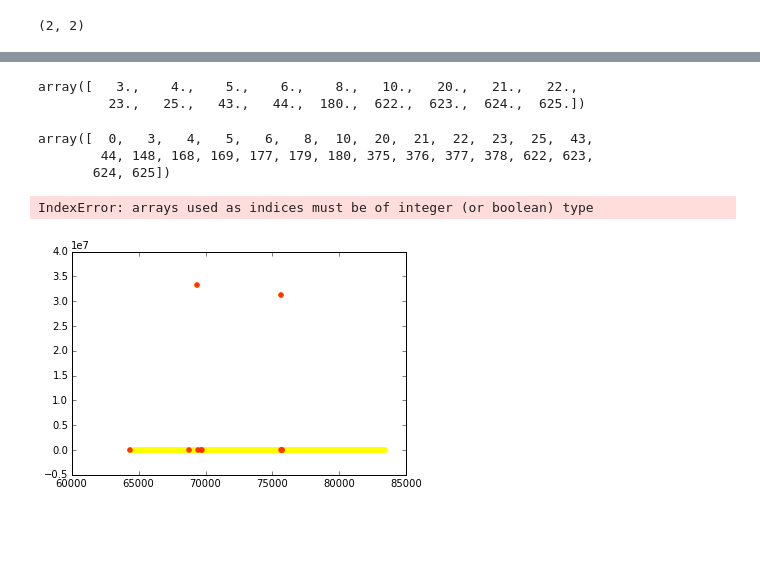
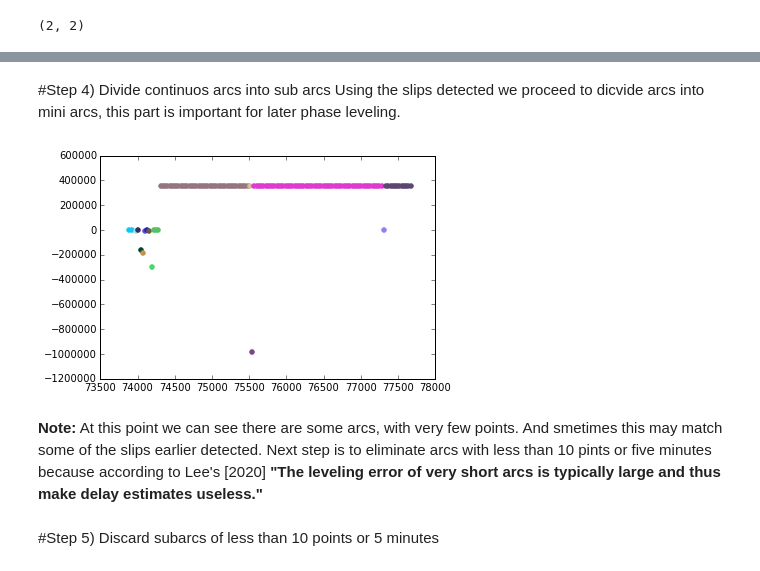
Before and after one commit to loveforeverLi/Trabajo_GNSS, a Jupyter notebook: Gradients_CONUS.ipynb, the cells around one changed output, grey strips where cells are left out. Saved outputs shown, nothing was run; the diff lists cells and outputs as text; code cells hidden in the pictures; blank space fills up the shorter version.

```diff
--- a/Gradients_CONUS.ipynb
+++ b/Gradients_CONUS.ipynb
@@ -215,16 +191,26 @@ jumps1wMP,jumps2wMP,Mp1,Mp2=MP_Slips(jumps1,jumps2,Code1L1,Code1L2,Phase1L1,Phas
-# %%
-Mp1
-# %% [output]
-array([   3.,    4.,    5.,    6.,    8.,   10.,   20.,   21.,   22.,
-         23.,   25.,   43.,   44.,  180.,  622.,  623.,  624.,  625.])
-# %%
-jumps1wMP
-# %% [output]
-array([  0,   3,   4,   5,   6,   8,  10,  20,  21,  22,  23,  25,  43,
-        44, 148, 168, 169, 177, 179, 180, 375, 376, 377, 378, 622, 623,
-       624, 625])
-# %%
-plot_slip(jumps1,Phase1,time1,jumpsMP=Mp1)
-# %% [output]
-IndexError: arrays used as indices must be of integer (or boolean) type
-[figure, removed]
+# %% [markdown]
+#Step 4) Divide continuos arcs into sub arcs
+Using the slips detected we  proceed to dicvide arcs into mini arcs, this part is important for later phase leveling.
+# %%
+def sub_arcs(lI,jumps): #returns intervals of each sub-arc inside an arc (indices)
+    miniarcs=np.split(range(lI.size),jumps)
+    return miniarcs
+# %%
+miniarcs1=sub_arcs(Phase1,jumps1)
+miniarcs2=sub_arcs(Phase2,jumps2)
+# %%
+def plotsubarcs(time,Phase,miniarcs,xlim1=None,xlim2=None,ylim1=None,ylim2=None):
+    plt.figure()
+    for i in miniarcs:
+        color = "#%06x" % random.randint(0, 0xFFFFFF)
+        plt.scatter(time[i],Phase[i],color=color)
+        #plt.ylim(-50,50)
+# %%
+plotsubarcs(time1,Phase1,miniarcs1,None,None,-50,50)
+# %% [output]
+[figure, added]
+# %% [markdown]
+**Note:** At this point we can see there are some arcs, with very few points. And smetimes this may match some of the slips earlier detected. Next step is to eliminate arcs with less than 10 pints or five minutes because according to Lee's [2020] **"The leveling error of very short arcs is
+typically large and thus make delay estimates useless."**
+# %% [markdown]
+#Step 5) Discard subarcs of less than 10 points or 5 minutes
```
Also changed, not shown: parts of 39 cells of this notebook, 1 other file.
